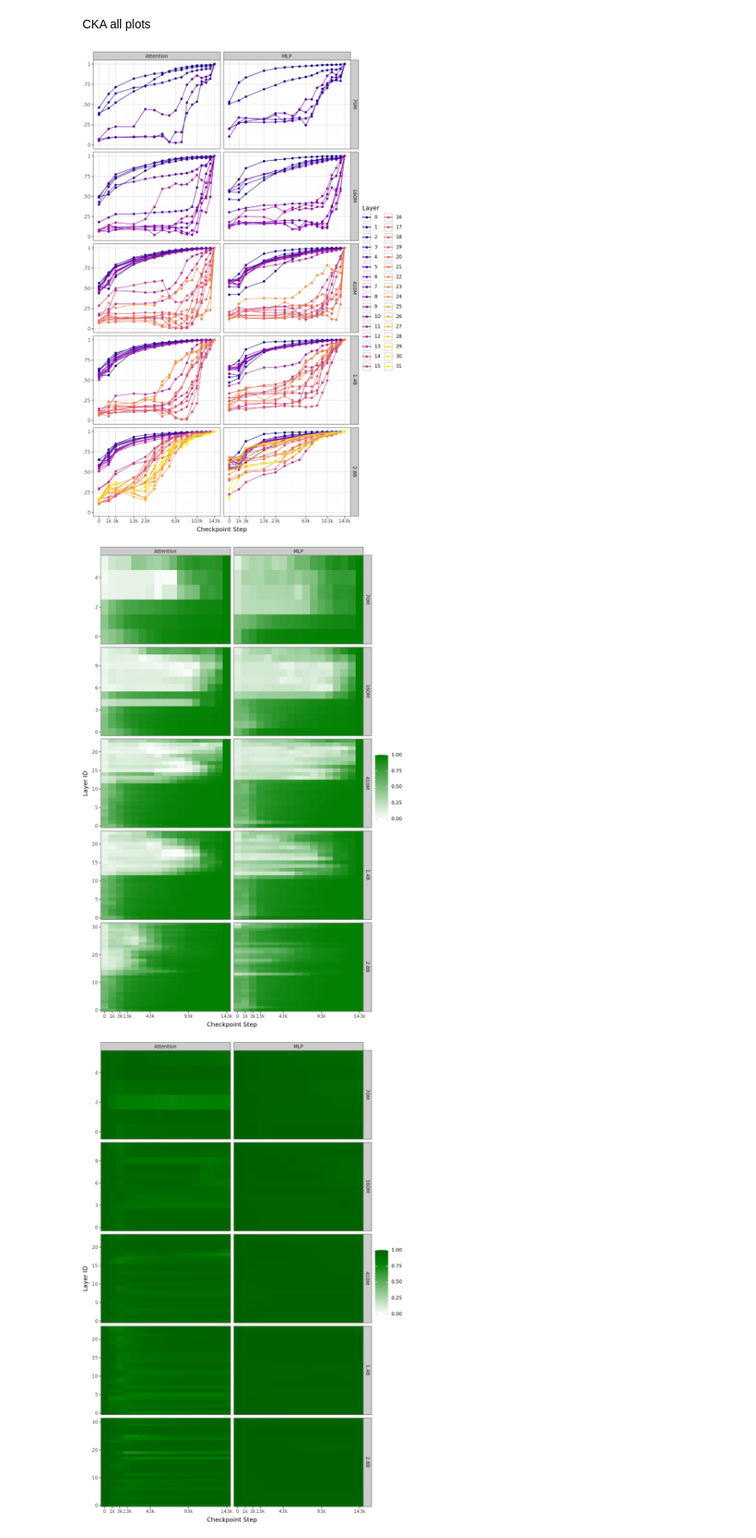
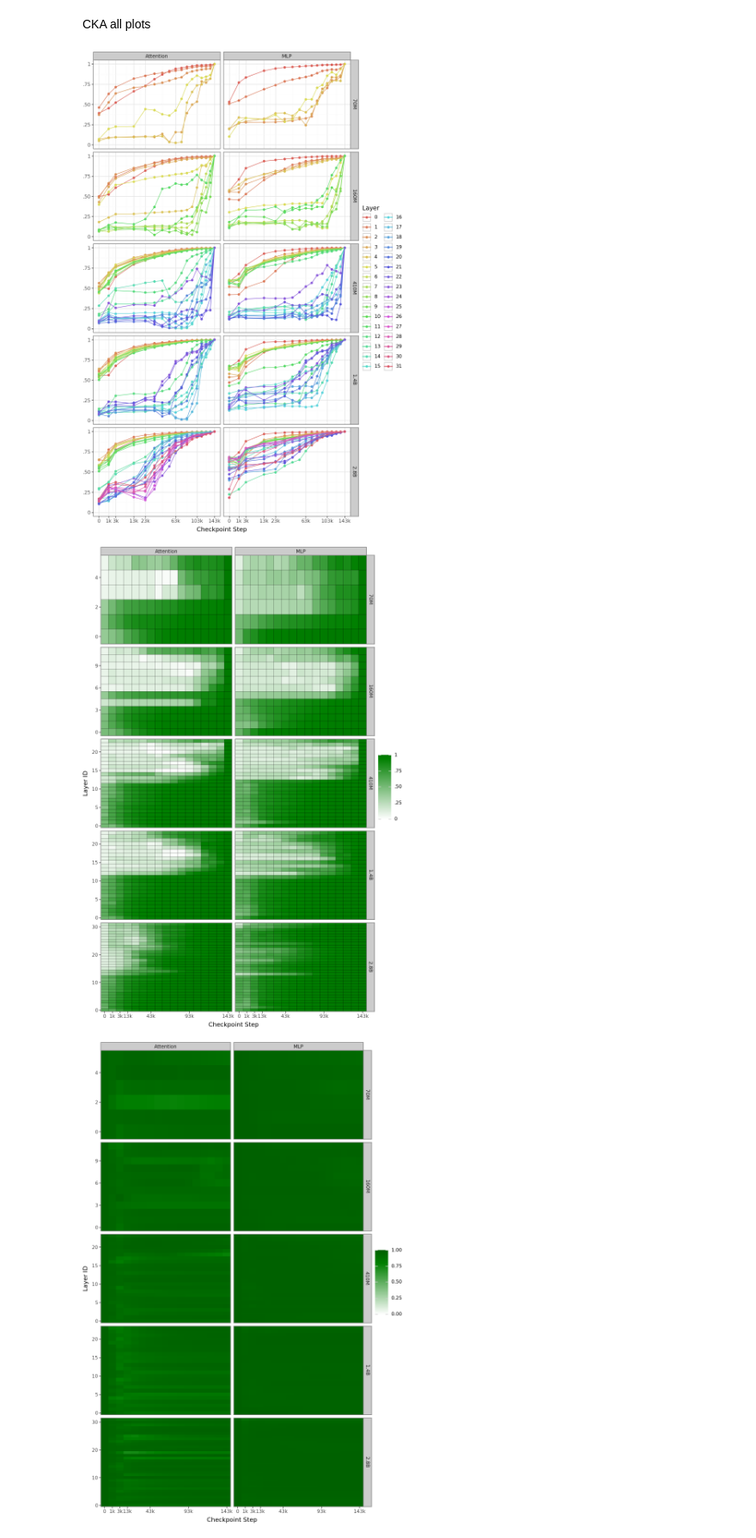
Before and after one commit to biancaganescu/pretraining-playground, a Jupyter notebook: notebooks/analysis__metric_plots_pietro.ipynb, the cells around one changed output. Shown at 86% size. Drawn from its saved outputs; the diff is of its cells as text; code cells hidden in the pictures.

Commit message:
update images

```diff
--- a/notebooks/analysis__metric_plots_pietro.ipynb
+++ b/notebooks/analysis__metric_plots_pietro.ipynb
@@ -142,30 +177,33 @@ pdata = (
 # %%
 p = (
     pn.ggplot(pdata, pn.aes("checkpoint_idx", "value", colour="factor(layer_idx)")) +
     pn.geom_point() +
     pn.geom_line() +
     # pn.facet_grid(cols="circuit") +
     pn.facet_grid(rows="model_size", cols="circuit") +
     pn.scale_x_sqrt(
         breaks=[0, 1000, 3000, 13000, 23000, 63000, 103000, 143000],
         labels=lambda x: [f"{v / 1000:.0f}k" if v >= 1000 else f"{v:.0f}" for v in x],
     ) +
     pn.scale_y_continuous(labels=lambda x: ["." + f"{v:.2f}".split(".")[1] if v > 0 and v < 1 else str(int(v != 0)) for v in x]) +
-    # pn.scale_colour_hue() +
-    # pn.scale_colour_cmap_d("gist_ncar") +
-    pn.scale_colour_cmap_d("plasma") +
+    pn.scale_colour_hue() +
+    # pn.scale_colour_cmap_d("spectral") +
+    # pn.scale_colour_cmap_d("plasma") +
+    # pn.scale_color_distiller(type="diverging") +
+    # pn.scale_colour_brewer(type="qualitative", palette=1) +
+    # pn.scale_colour_manual(values=cmap_long) +
     pn.labs(x="Checkpoint Step", y="", colour="Layer") +
     pn.theme_bw(base_size=11) +
     pn.theme(plot_margin=0.001, plot_background=None, legend_box_spacing=0.01, legend_box_margin=0, figure_size=(8, 12))
 )
 p.show()
 p.save("../plots/cka_full_lines.pdf")
 # %% [output]
-[figure, old version]
+[figure, new version]
 # %%
 p = (
     pn.ggplot(pdata.dropna(), pn.aes("factor(checkpoint_idx)", "layer_idx", fill="value")) +
-    pn.geom_tile(height=1, colour=None) +
+    pn.geom_tile(height=1, colour="black") +
     pn.facet_grid(rows="model_size", cols="circuit", scales="free_y") +
     pn.scale_x_discrete(
         expand=(0, 0),
@@ -173,7 +211,10 @@ p = (
         labels=lambda x: [f"{v / 1000:.0f}k" if v >= 1000 else f"{v:.0f}" for v in x],
     ) +
     pn.scale_y_continuous(expand=(0, 0)) +
-    pn.scale_fill_gradient2(limits=(0, 1), midpoint=1, low="white", mid="green", high="black") +
+    pn.scale_fill_gradient2(
+        limits=(0, 1), midpoint=.95, low="white", mid="green", high="black",
+        labels=lambda x: ["." + f"{v:.2f}".split(".")[1] if v > 0 and v < 1 else str(int(v != 0)) for v in x],
+    ) +
     pn.labs(fill="", x="Checkpoint Step", y="Layer ID") +
     pn.theme_bw(base_size=11) +
     pn.theme(plot_margin=0.001, plot_background=None, legend_box_spacing=0.01, legend_box_margin=0, figure_size=(8, 12))
@@ -181,7 +222,7 @@ p = (
 p.show()
 p.save("../plots/cka_full_heat.pdf")
 # %% [output]
-[figure, old version]
+[figure, new version]
 # %%
 pdata = (
     svd_weight_df
```
Also changed, not shown: parts of 1 cell of this notebook.
